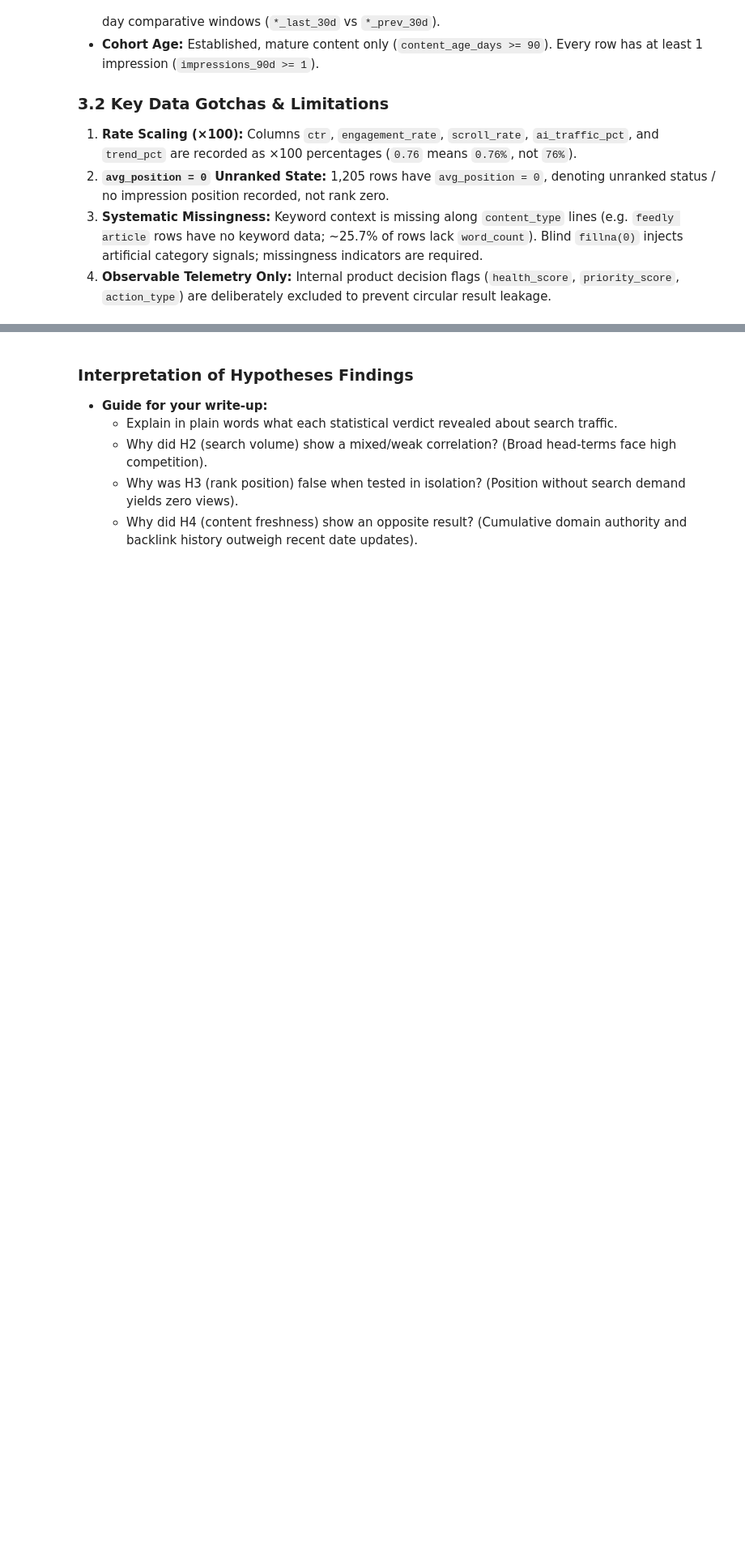
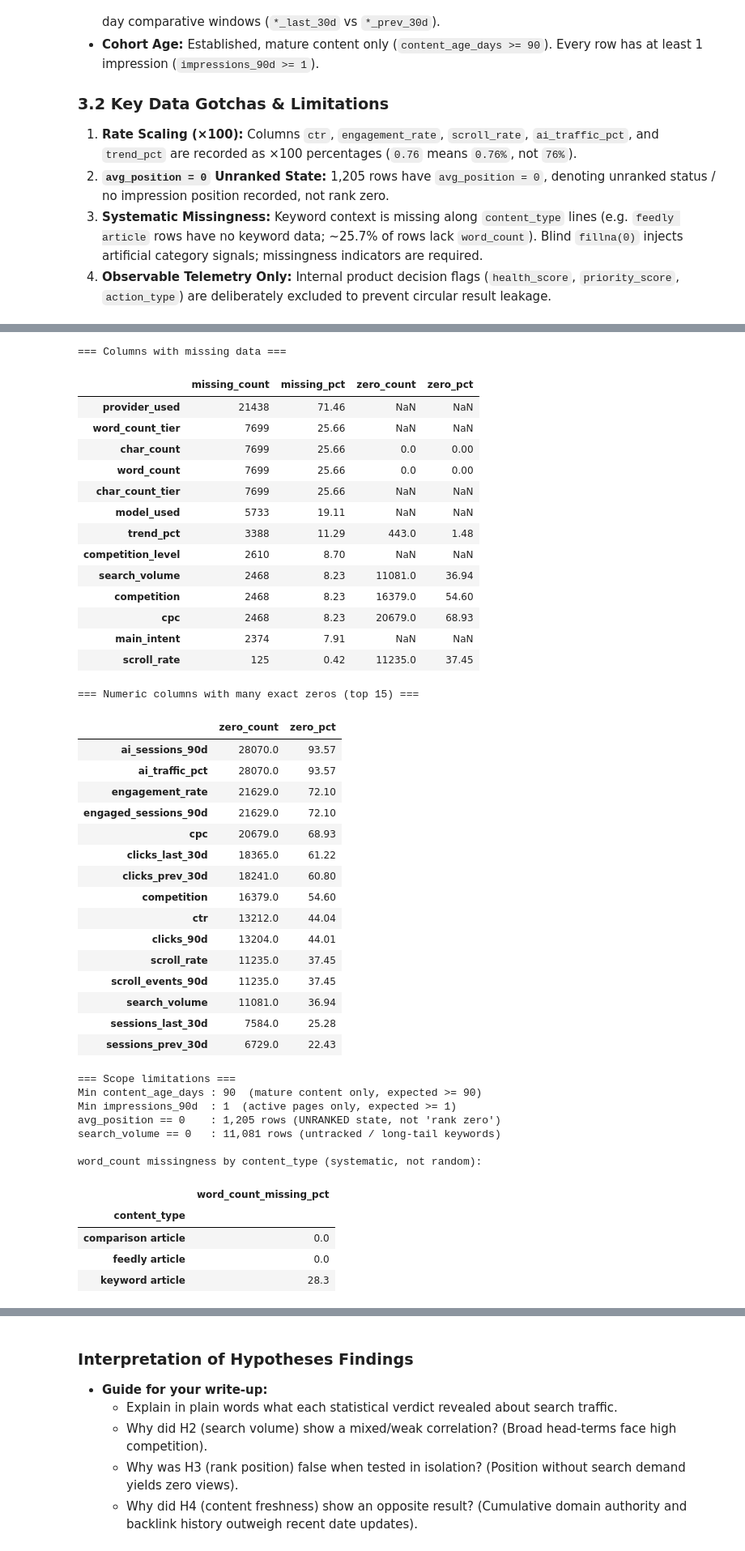
Before and after one commit to Jimber120/DA-Project-Member-3, a Jupyter notebook: work/notebooks/01_problem_framing_and_data_audit.ipynb, the cells around one changed output, grey strips where cells are left out. Shown at 81% size. Cells and saved outputs as stored; diff of their text form; code cells hidden in the pictures; blank space fills up the shorter version.

```diff
--- a/work/notebooks/01_problem_framing_and_data_audit.ipynb
+++ b/work/notebooks/01_problem_framing_and_data_audit.ipynb
@@ -321,0 +157,80 @@ H2: Search Demand (search_volume)
+# %%
+# Code Cell 2: Completeness and Missingness Audit
+n = len(df_raw)
+
+missing = df_raw.isna().sum()
+audit = pd.DataFrame({
+    "missing_count": missing,
+    "missing_pct": (missing / n * 100).round(2),
+})
+
+numeric_cols = df_raw.select_dtypes(include=[np.number]).columns
+audit["zero_count"] = (df_raw[numeric_cols] == 0).sum().reindex(audit.index)
+audit["zero_pct"] = (audit["zero_count"] / n * 100).round(2)
+
+print("=== Columns with missing data ===")
+display(audit[audit["missing_count"] > 0].sort_values("missing_pct", ascending=False))
+
+print("\n=== Numeric columns with many exact zeros (top 15) ===")
+display(audit.dropna(subset=["zero_count"]).sort_values("zero_pct", ascending=False).head(15)[["zero_count", "zero_pct"]])
+
+# ---- Scope audit ----
+print("\n=== Scope limitations ===")
+if "content_age_days" in df_raw:
+    print(f"Min content_age_days : {df_raw['content_age_days'].min():,.0f}  (mature content only, expected >= 90)")
+print(f"Min impressions_90d  : {df_raw['impressions_90d'].min():,.0f}  (active pages only, expected >= 1)")
+if "avg_position" in df_raw:
+    print(f"avg_position == 0    : {(df_raw['avg_position'] == 0).sum():,} rows (UNRANKED state, not 'rank zero')")
+if "search_volume" in df_raw:
+    print(f"search_volume == 0   : {(df_raw['search_volume'] == 0).sum():,} rows (untracked / long-tail keywords)")
+if "content_type" in df_raw and "word_count" in df_raw:
+    print("\nword_count missingness by content_type (systematic, not random):")
+    display(df_raw.groupby("content_type")["word_count"].apply(lambda s: s.isna().mean() * 100).round(1).to_frame("word_count_missing_pct"))
+for col in ("bounce_rate", "conversion_rate"):
+    if col in df_raw:
+        print(f"{col}: {df_raw[col].isna().mean() * 100:.1f}% missing -> no tracked sessions (NOT an average value); keep an explicit indicator")
+# %% [output]
+=== Columns with missing data ===
+|  | missing_count | missing_pct | zero_count | zero_pct |
+| provider_used | 21438 | 71.46 | NaN | NaN |
+| word_count_tier | 7699 | 25.66 | NaN | NaN |
+| char_count | 7699 | 25.66 | 0.0 | 0.00 |
+| word_count | 7699 | 25.66 | 0.0 | 0.00 |
+| char_count_tier | 7699 | 25.66 | NaN | NaN |
+| model_used | 5733 | 19.11 | NaN | NaN |
+| trend_pct | 3388 | 11.29 | 443.0 | 1.48 |
+| competition_level | 2610 | 8.70 | NaN | NaN |
+| search_volume | 2468 | 8.23 | 11081.0 | 36.94 |
+| competition | 2468 | 8.23 | 16379.0 | 54.60 |
+| cpc | 2468 | 8.23 | 20679.0 | 68.93 |
+| main_intent | 2374 | 7.91 | NaN | NaN |
+| scroll_rate | 125 | 0.42 | 11235.0 | 37.45 |
+=== Numeric columns with many exact zeros (top 15) ===
+|  | zero_count | zero_pct |
+| ai_sessions_90d | 28070.0 | 93.57 |
+| ai_traffic_pct | 28070.0 | 93.57 |
+| engagement_rate | 21629.0 | 72.10 |
+| engaged_sessions_90d | 21629.0 | 72.10 |
+| cpc | 20679.0 | 68.93 |
+| clicks_last_30d | 18365.0 | 61.22 |
+| clicks_prev_30d | 18241.0 | 60.80 |
+| competition | 16379.0 | 54.60 |
+| ctr | 13212.0 | 44.04 |
+| clicks_90d | 13204.0 | 44.01 |
+| scroll_rate | 11235.0 | 37.45 |
+| scroll_events_90d | 11235.0 | 37.45 |
+| search_volume | 11081.0 | 36.94 |
+| sessions_last_30d | 7584.0 | 25.28 |
+| sessions_prev_30d | 6729.0 | 22.43 |
+=== Scope limitations ===
+Min content_age_days : 90  (mature content only, expected >= 90)
+Min impressions_90d  : 1  (active pages only, expected >= 1)
+avg_position == 0    : 1,205 rows (UNRANKED state, not 'rank zero')
+search_volume == 0   : 11,081 rows (untracked / long-tail keywords)
+
+word_count missingness by content_type (systematic, not random):
+|  | word_count_missing_pct |
+| content_type |  |
+| comparison article | 0.0 |
+| feedly article | 0.0 |
+| keyword article | 28.3 |
```
Also changed, not shown: parts of 7 cells of this notebook.
